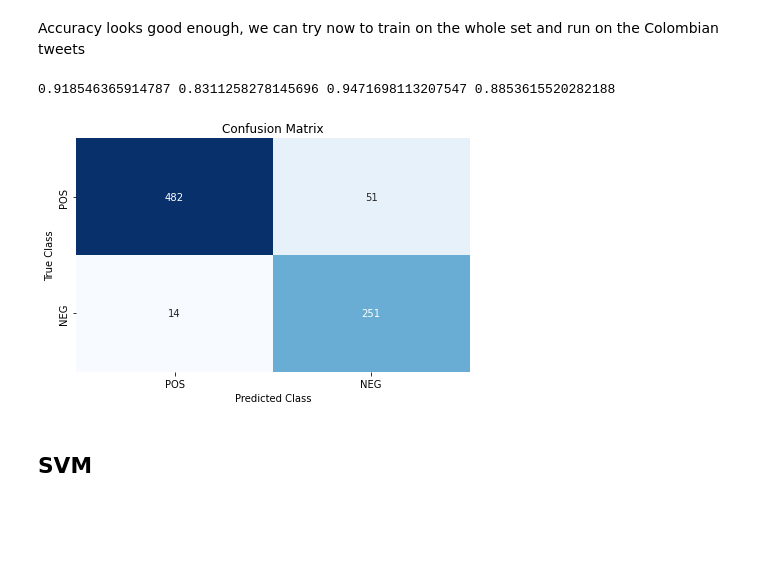
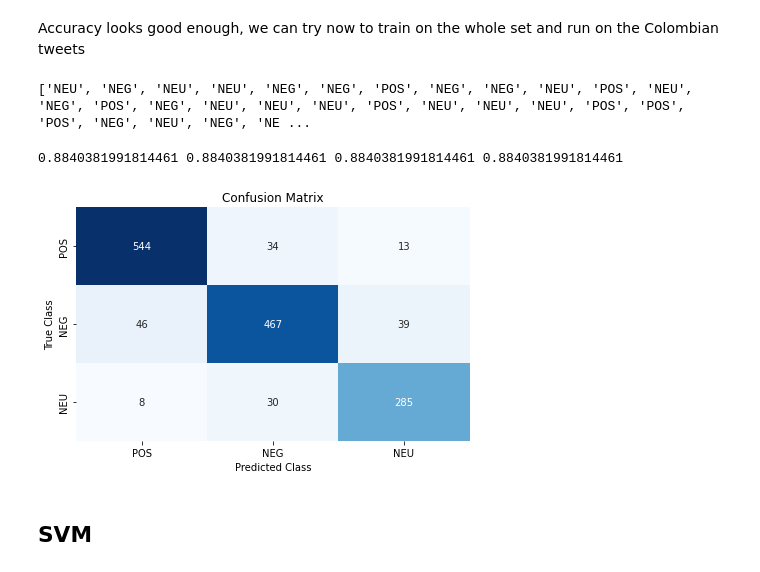
Before and after one commit to ClaudiaSM-12/Extraction_with_Twint, a Jupyter notebook: NLP_Colombia_Election_Sentiments.ipynb, the cells around one changed output. Cells and saved outputs as stored; diff of their text form; code cells hidden in the pictures; blank space fills up the shorter version.

```diff
--- a/NLP_Colombia_Election_Sentiments.ipynb
+++ b/NLP_Colombia_Election_Sentiments.ipynb
@@ -803,33 +823,35 @@ Accuracy looks good enough, we can try now to train on the whole set and run on
 #nb_class = nb_classifier.train(v_train_full)
 test_predict = [nb_class.classify(t) for (t,s) in v_test]
 #print ("Accuracy of the model = ", nltk.classify.accuracy(nb_class, v_test))
-#print((test_predict),(y_test.to_list()))
+print((test_predict),(y_test.to_list()))
+# %% [output]
+['NEU', 'NEG', 'NEU', 'NEU', 'NEG', 'NEG', 'POS', 'NEG', 'NEG', 'NEU', 'POS', 'NEU', 'NEG', 'POS', 'NEG', 'NEU', 'NEU', 'NEU', 'POS', 'NEU', 'NEU', 'NEU', 'POS', 'POS', 'POS', 'NEG', 'NEU', 'NEG', 'NE ...
 # %%
 from sklearn.metrics import accuracy_score, precision_score, recall_score, f1_score
 accuracia = accuracy_score(y_test.to_list(), test_predict)
-precision = precision_score(y_test.to_list(), test_predict, average="binary", pos_label='POS')
-recall = recall_score(y_test.to_list(), test_predict, average="binary", pos_label='POS')
-f1 = f1_score(y_test.to_list(), test_predict, average="binary", pos_label='POS')
+precision = precision_score(y_test.to_list(), test_predict, average="micro",pos_label='POS')
+recall = recall_score(y_test.to_list(), test_predict, average="micro", pos_label='POS')
+f1 = f1_score(y_test.to_list(), test_predict, average="micro", pos_label='POS')
 print(accuracia, precision, recall, f1)
 # %% [output]
-0.918546365914787 0.8311258278145696 0.9471698113207547 0.8853615520282188
+0.8840381991814461 0.8840381991814461 0.8840381991814461 0.8840381991814461
 # %%
 from sklearn.metrics import confusion_matrix
 import seaborn as sns
 # crear matriz de confusión
-class_names= ['POS', 'NEG']
+class_names= ['POS', 'NEG', 'NEU']
 matrix = confusion_matrix(y_test, test_predict)
 
 # crear marco de datos de pandas Crear un conjunto de datos
 dataframe = pd.DataFrame(matrix, index=class_names, columns=class_names)
 #print((dataframe))
 # crear mapa de calor dibujar mapa de calor
 sns.heatmap(dataframe, annot=True, cbar=None, cmap="Blues", fmt="d")
 plt.title("Confusion Matrix"), plt.tight_layout()
 plt.ylabel("True Class"), plt.xlabel("Predicted Class")
 plt.show()
 # %% [output]
-[figure, old version]
+[figure, new version]
 # %% [markdown]
 ## SVM
 # %%
```
Also changed, not shown: parts of 19 cells of this notebook.
